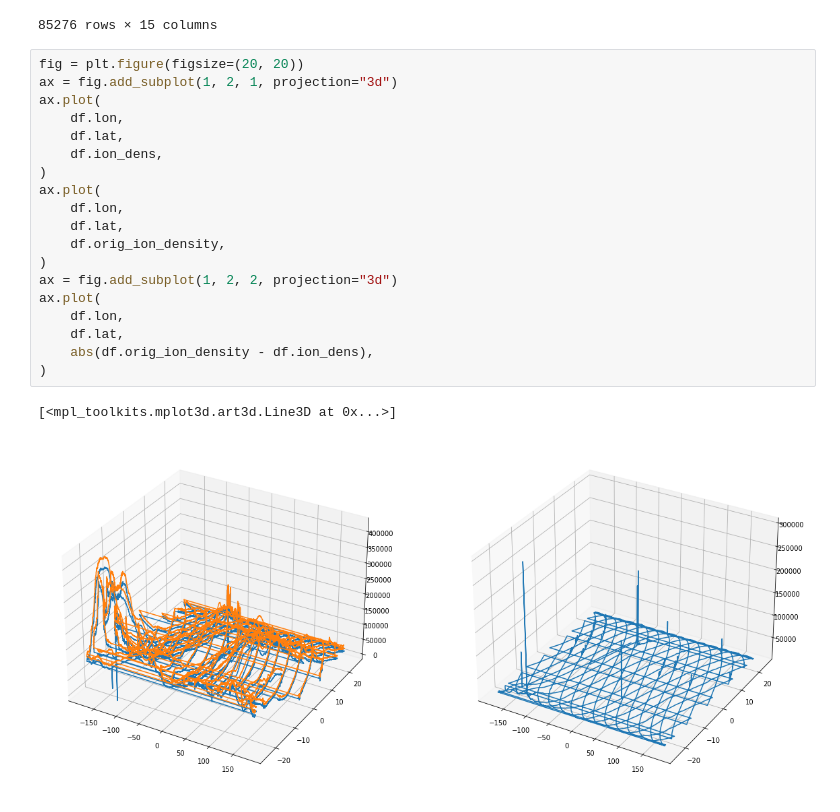
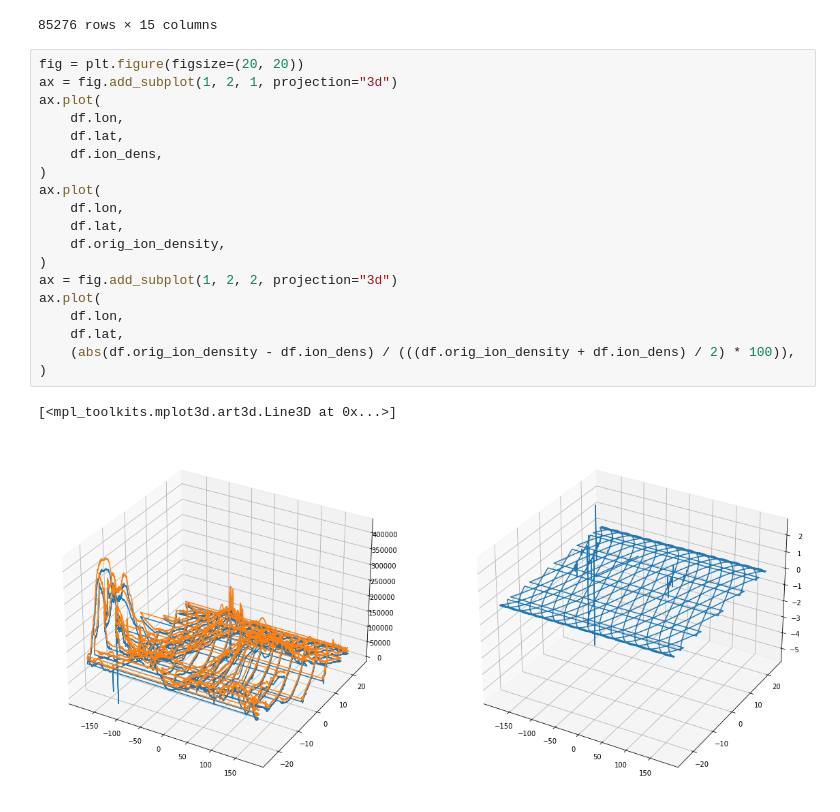
Before and after one commit to leaver2000/griblib, a Jupyter notebook: notebooks/cosmic/2-data.ipynb, the cells around one changed output. Saved outputs shown, nothing was run; the diff lists cells and outputs as text.

```diff
--- a/notebooks/cosmic/2-data.ipynb
+++ b/notebooks/cosmic/2-data.ipynb
@@ -36,22 +36,22 @@ df
 # %%
 fig = plt.figure(figsize=(20, 20))
 ax = fig.add_subplot(1, 2, 1, projection="3d")
 ax.plot(
     df.lon,
     df.lat,
     df.ion_dens,
 )
 ax.plot(
     df.lon,
     df.lat,
     df.orig_ion_density,
 )
 ax = fig.add_subplot(1, 2, 2, projection="3d")
 ax.plot(
     df.lon,
     df.lat,
-    abs(df.orig_ion_density - df.ion_dens),
+    (abs(df.orig_ion_density - df.ion_dens) / (((df.orig_ion_density + df.ion_dens) / 2) * 100)),
 )
 # %% [output]
 [<mpl_toolkits.mplot3d.art3d.Line3D at 0x...>]
-[figure, old version]
+[figure, new version]
```
